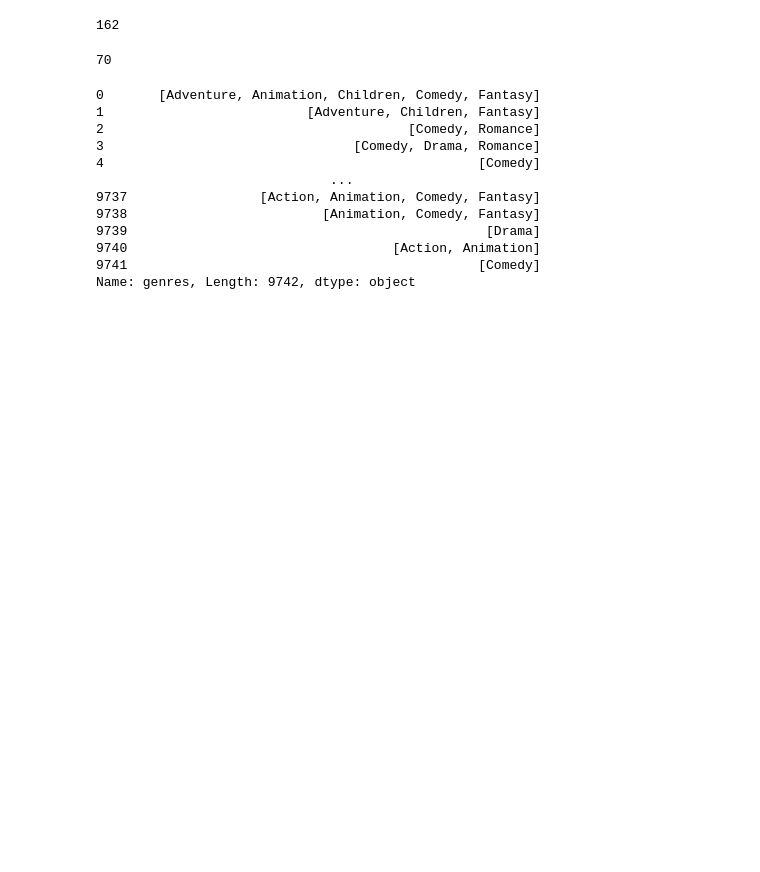
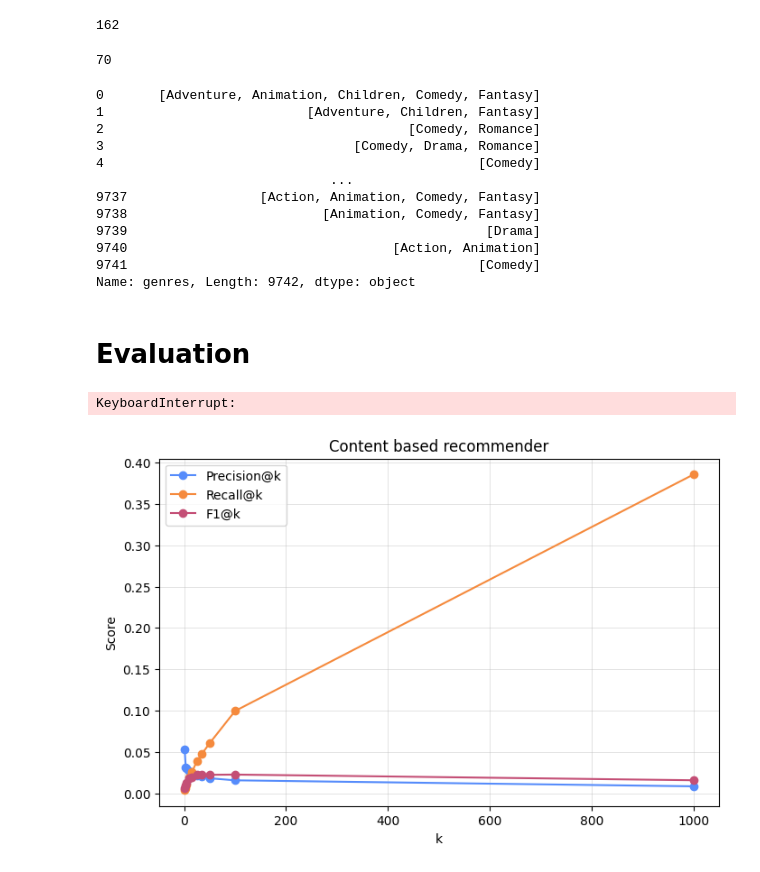
Before and after one commit to TarasHamkalo/on-web-data-mining, a Jupyter notebook: 06/notebooks/main.ipynb, the cells around one changed output. Saved outputs shown, nothing was run; the diff lists cells and outputs as text; code cells hidden in the pictures; blank space fills up the shorter version.

Commit message:
feat(06): add initial evaluation

```diff
--- a/06/notebooks/main.ipynb
+++ b/06/notebooks/main.ipynb
@@ -208,3 +210,41 @@ movies.copy()["genres"].fillna("").str.split("|")
 9740                                  [Action, Animation]
 9741                                             [Comedy]
 Name: genres, Length: 9742, dtype: object
+# %% [markdown]
+# Evaluation
+# %%
+import pandas as pd
+
+links = pd.read_csv("../resources/ml-latest-small/links.csv")
+tags = pd.read_csv("../resources/ml-latest-small/tags.csv")
+movies = pd.read_csv("../resources/ml-latest-small/movies.csv")
+ratings = pd.read_csv("../resources/ml-latest-small/ratings.csv")
+# %%
+import src.content_based as cb
+import src.evaluation as eval
+from importlib import reload
+reload(cb)
+reload(eval)
+# recall computation
+# ---> 28 return relevant_retrieved / len(relevant)
+# ZeroDivisionError: division by zero
+
+cbr = cb.ContentBasedRec(rating_like_threshold=3.5)
+res = eval.evaluate(
+    recommender=cbr,
+    movies_data=movies,
+    ratings_data=ratings,
+    relevance_threshold=3.5,
+    test_size_per_user=0.3,
+    seed=42
+)
+
+res
+# %% [output]
+KeyboardInterrupt:
+# %%
+reload(eval)
+
+eval.plot_results(results=res, title="Content based recommender")
+# %% [output]
+[figure, added]
```
Also changed, not shown: parts of 5 cells of this notebook, 3 other files.
